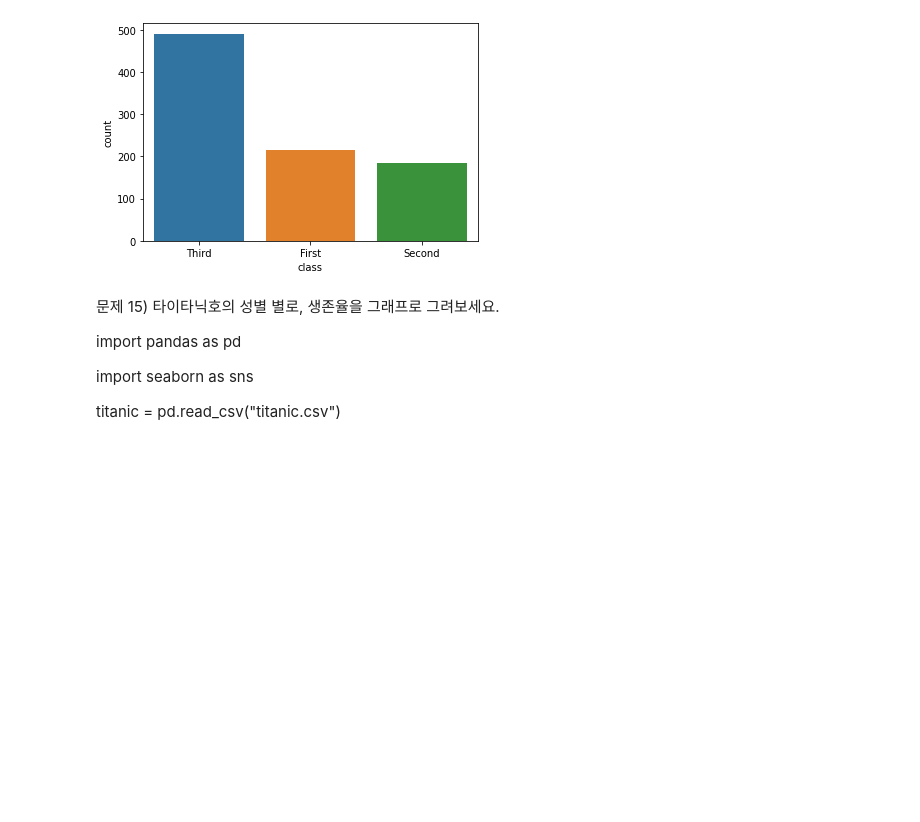
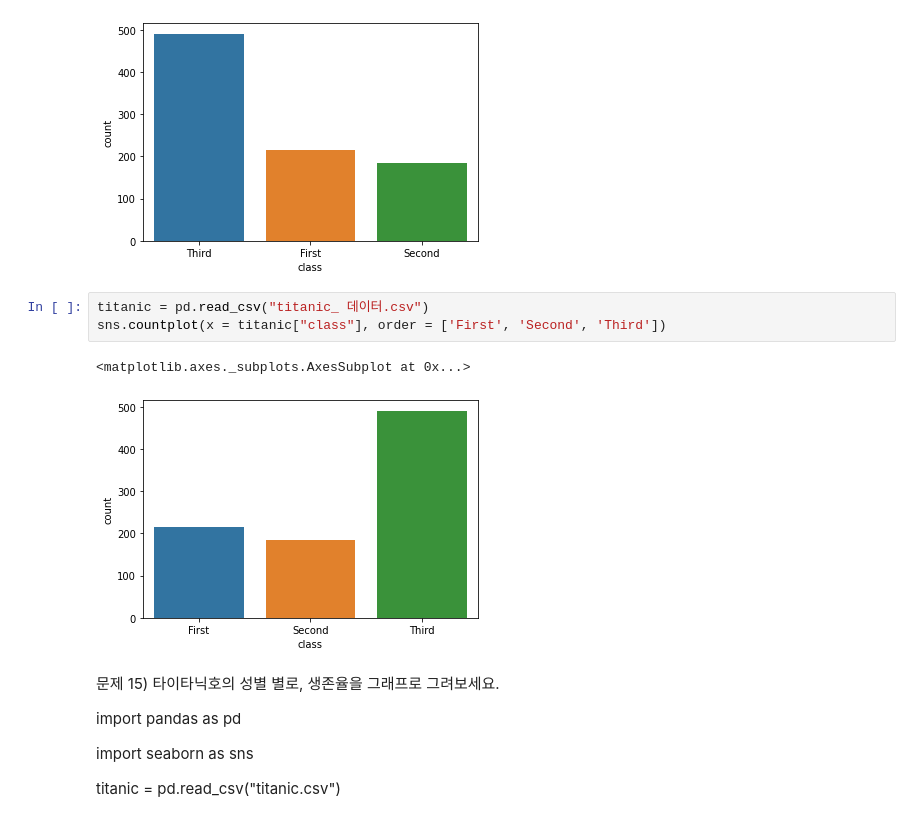
Before and after one commit to Lyeon1/study1, a Jupyter notebook: 이연교_2차_과제_데이터분석_기초_16문제.ipynb, the cells around one changed output. Drawn from its saved outputs; the diff is of its cells as text; blank space fills up the shorter version.

```diff
--- a/이연교_2차_과제_데이터분석_기초_16문제.ipynb
+++ b/이연교_2차_과제_데이터분석_기초_16문제.ipynb
@@ -475,6 +534,12 @@ sns.countplot(titanic['class'])
 # %% [output]
 <matplotlib.axes._subplots.AxesSubplot at 0x...>
 [figure]
+# %%
+titanic = pd.read_csv("titanic_ 데이터.csv")
+sns.countplot(x = titanic["class"], order = ['First', 'Second', 'Third'])
+# %% [output]
+<matplotlib.axes._subplots.AxesSubplot at 0x...>
+[figure, added]
 # %% [markdown]
 문제 15) 타이타닉호의 성별 별로, 생존율을 그래프로 그려보세요.
 
```
Also changed, not shown: parts of 16 cells of this notebook.
